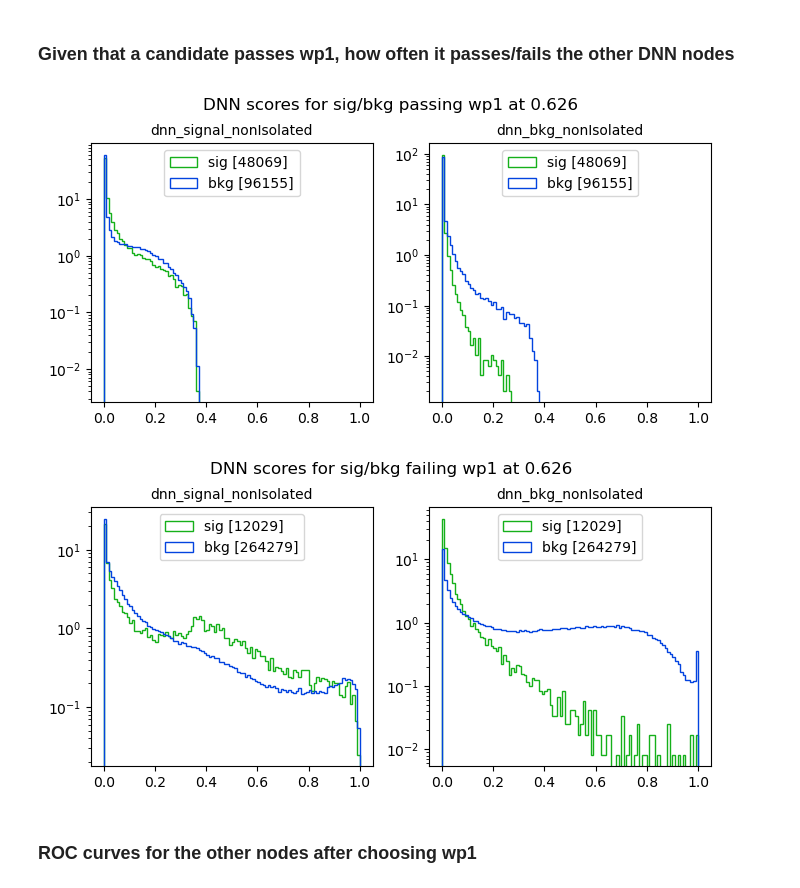
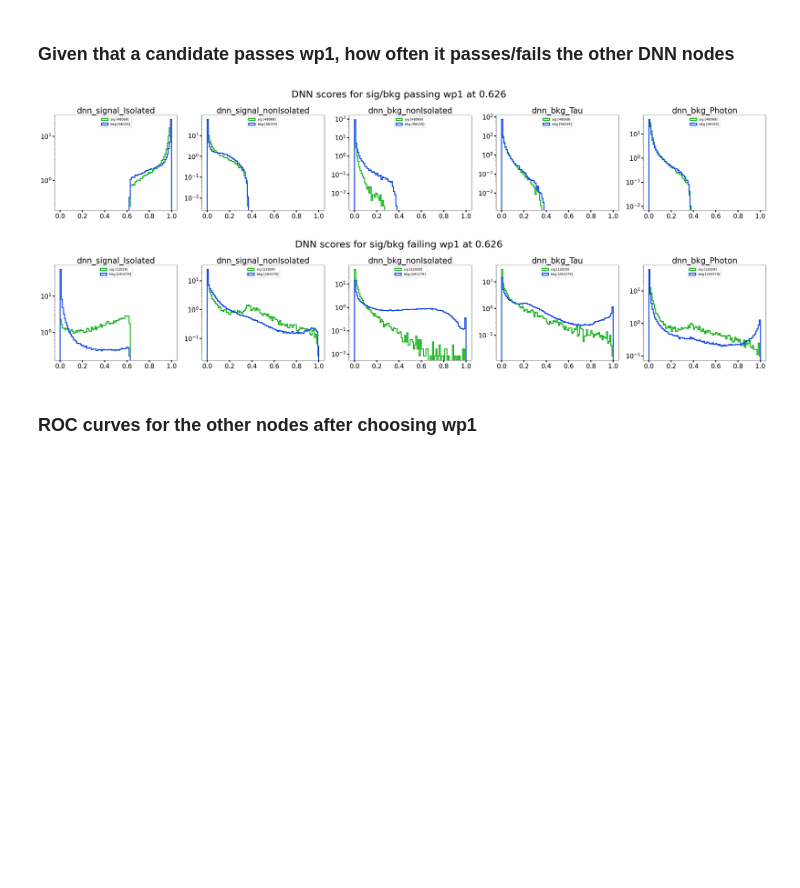
Before and after one commit to phazarik/Electron-DNN-ID-study, a Jupyter notebook: dnn_id_general.ipynb, the cells around one changed output. Cells and saved outputs as stored; diff of their text form; code cells hidden in the pictures; blank space fills up the shorter version.

Commit message:
for objects passing/failing wp1 at sig-eff=80% (node1)

```diff
--- a/dnn_id_general.ipynb
+++ b/dnn_id_general.ipynb
@@ -237,7 +237,7 @@ for i in range(len(vardnn)):
     ax1[i].set_title(alias[vardnn[i]], fontsize=25)
     ax1[i].set_yscale('log')
     ax1[i].legend(loc='upper center')
-    ax1[i].tick_params(axis='both', labelsize=20, width=2, length=6)
+    ax1[i].tick_params(axis='both', labelsize=20, width=3, length=6)
 
 plt.savefig(outdir+'/all_dnn_overlayed.png', bbox_inches='tight', dpi=300)
 plt.show()
@@ -261,7 +261,7 @@ for i in range(len(vardnn)):
     ax2[i].set_title(alias[vardnn[i]], fontsize=25)
     ax2[i].set_yscale('log')
     ax2[i].legend(loc='upper center')
-    ax2[i].tick_params(axis='both', labelsize=20, width=2, length=6)
+    ax2[i].tick_params(axis='both', labelsize=20, width=3, length=6)
 
 plt.savefig(outdir+'/all_dnn_samples.png', bbox_inches='tight', dpi=300)
 plt.show()
@@ -563,49 +563,51 @@ nbkgwp1fail = df_wp1fail[df_wp1fail['truth']==0].shape[0]
 
 #Plotting:
 bins_=np.arange(0, 1.01, 0.01)
 
-fig6, ax6 = plt.subplots(1,2,figsize=(8,3.5))
+fig6, ax6 = plt.subplots(1,5,figsize=(40,6))
 ax6 = ax6.flatten()
 fig6.subplots_adjust(hspace=0.5)
-plt.subplots_adjust(top=0.85)
-fig6.suptitle(f'DNN scores for sig/bkg passing wp1 at {wp1:.3f}', fontsize=12)
+plt.subplots_adjust(top=0.8)
+fig6.suptitle(f'DNN scores for sig/bkg passing wp1 at {wp1:.3f}', fontsize=30)
 
 index=0
-for score in ['score2', 'score3']:
-    ax6[index].hist(df_wp1pass[df_wp1pass['truth']==1][score], bins=bins_, histtype='step',
+for score in ['score1','score2','score3','score4','score5']:
+    ax6[index].hist(df_wp1pass[df_wp1pass['truth']==1][score], bins=bins_, histtype='step', linewidth = 3,
                     color='xkcd:green', label=f'sig [{nsigwp1pass}]', density=True)
-    ax6[index].hist(df_wp1pass[df_wp1pass['truth']==0][score], bins=bins_, histtype='step',
+    ax6[index].hist(df_wp1pass[df_wp1pass['truth']==0][score], bins=bins_, histtype='step', linewidth = 3,
                     color='xkcd:blue',  label=f'bkg [{nbkgwp1pass}]', density=True)
-    ax6[index].set_title(alias[score], fontsize=10)
+    ax6[index].set_title(alias[score], fontsize=25)
     ax6[index].set_yscale('log')
     ax6[index].legend(loc='upper center')
+    ax6[index].tick_params(axis='both', labelsize=20, width=3, length=6)
     index = index+1
 
 plt.savefig(f'plots/{campaign}/wp1_pass.png', bbox_inches='tight', dpi=300)
 plt.show()
 
-fig7, ax7 = plt.subplots(1,2,figsize=(8,3.5))
+fig7, ax7 = plt.subplots(1,5,figsize=(40,6))
 ax7 = ax7.flatten()
 fig7.subplots_adjust(hspace=0.5)
-plt.subplots_adjust(top=0.85)
-fig7.suptitle(f'DNN scores for sig/bkg failing wp1 at {wp1:.3f}', fontsize=12)
+plt.subplots_adjust(top=0.8)
+fig7.suptitle(f'DNN scores for sig/bkg failing wp1 at {wp1:.3f}', fontsize=30)
 
 index=0
-for score in ['score2', 'score3']:
-    ax7[index].hist(df_wp1fail[df_wp1fail['truth']==1][score], bins=bins_, histtype='step',
+for score in ['score1','score2','score3','score4','score5']:
+    ax7[index].hist(df_wp1fail[df_wp1fail['truth']==1][score], bins=bins_, histtype='step', linewidth = 3,
                     color='xkcd:green', label=f'sig [{nsigwp1fail}]', density=True)
-    ax7[index].hist(df_wp1fail[df_wp1fail['truth']==0][score], bins=bins_, histtype='step',
+    ax7[index].hist(df_wp1fail[df_wp1fail['truth']==0][score], bins=bins_, histtype='step', linewidth = 3,
                     color='xkcd:blue',  label=f'bkg [{nbkgwp1fail}]', density=True)
-    ax7[index].set_title(alias[score], fontsize=10)
+    ax7[index].set_title(alias[score], fontsize=25)
     ax7[index].set_yscale('log')
     ax7[index].legend(loc='upper center')
+    ax7[index].tick_params(axis='both', labelsize=20, width=3, length=6)
     index = index+1
 
 plt.savefig(f'plots/{campaign}/wp1_fail.png', bbox_inches='tight', dpi=300)
 plt.show()
 # %% [output]
-[figure, old version]
+[figure, new version]
-[figure, old version]
+[figure, new version]
 # %% [markdown]
 ### ROC curves for the other nodes after choosing wp1
 # %%
```
Also changed, not shown: parts of 3 cells of this notebook, 5 other files.
